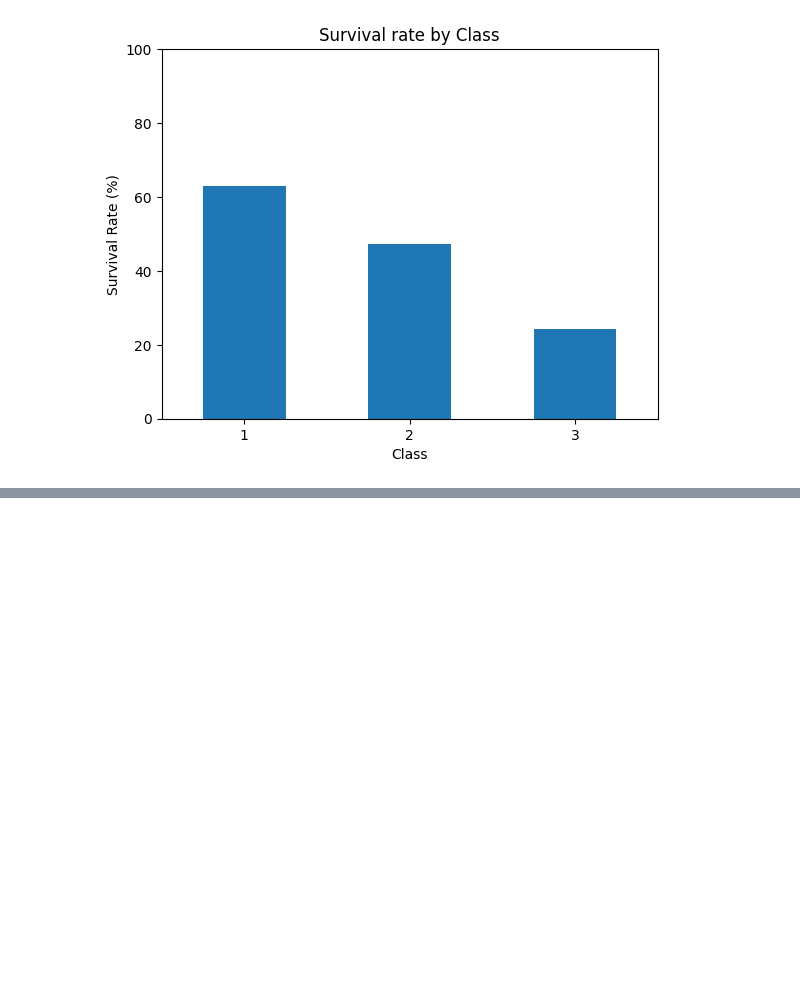
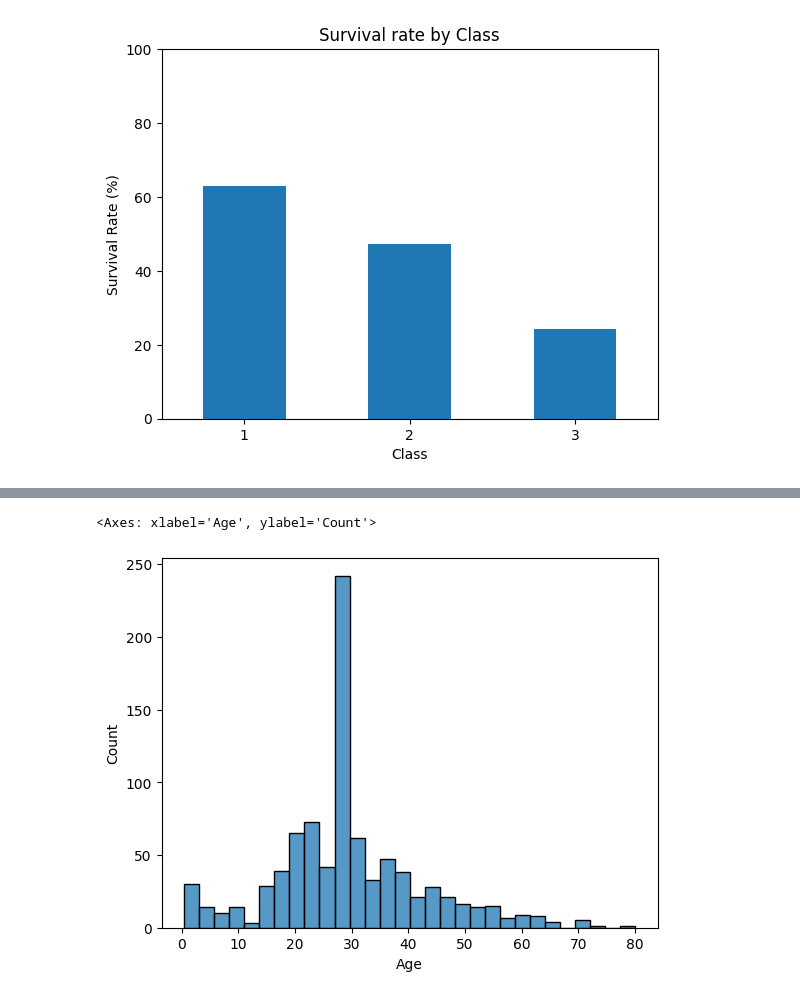
Before and after one commit to Kabeer07-dev/MachineLearning, a Jupyter notebook: titanic.ipynb, the cells around one changed output, grey strips where cells are left out. Cells and saved outputs as stored; diff of their text form; code cells hidden in the pictures; blank space fills up the shorter version.

```diff
--- a/titanic.ipynb
+++ b/titanic.ipynb
@@ -134,0 +167,3 @@ plt.show()
+# %%
+df2 = df.drop('Cabin',axis=1)
+df2.head()
@@ -134,0 +192,2 @@ plt.show()
+# %%
+df2['Age'] = df2['Age'].fillna(df2['Age'].median())
@@ -134,0 +209,5 @@ plt.show()
+# %%
+sns.histplot(df2['Age'])
+# %% [output]
+<Axes: xlabel='Age', ylabel='Count'>
+[figure, added]
```
Also changed, not shown: parts of 9 cells of this notebook.
